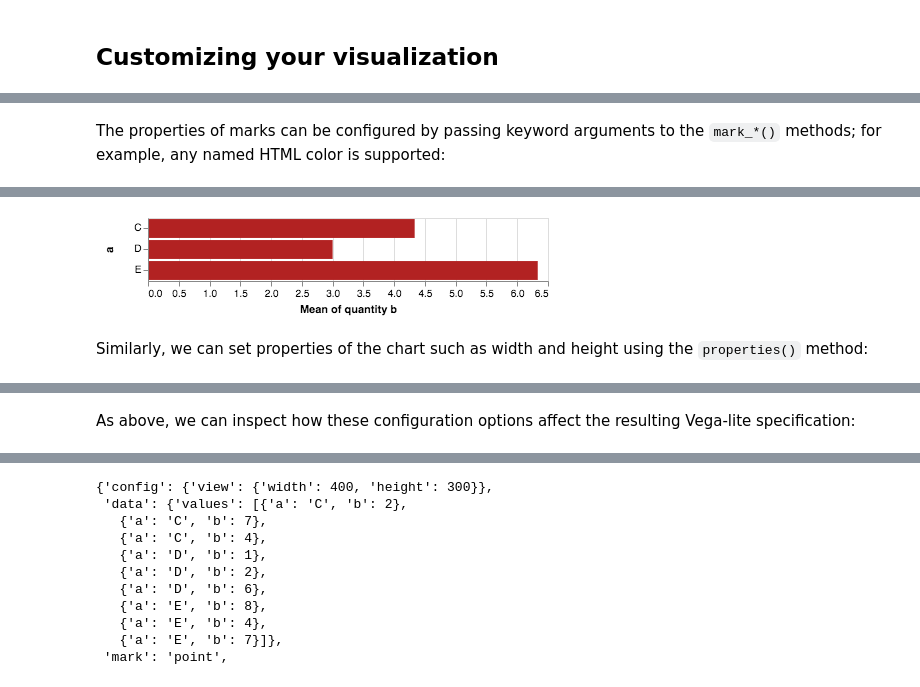
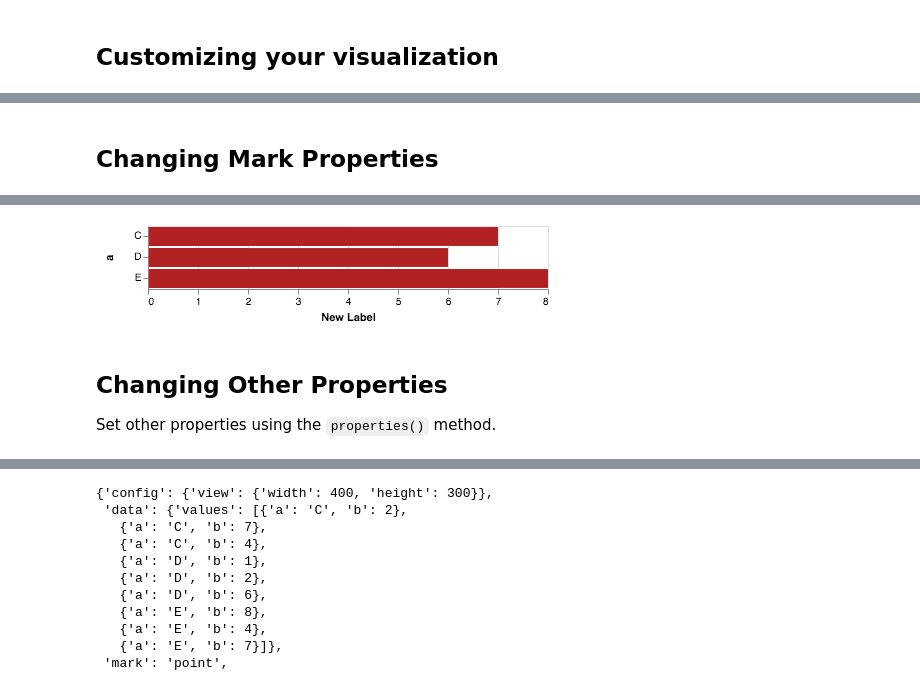
Before and after one commit to WSU-DataScience/ICOTS10_Data_Visualization, a Jupyter notebook: notebooks/002-Tutorial.ipynb, the cells around one changed output, grey strips where cells are left out. Saved outputs shown, nothing was run; the diff lists cells and outputs as text; code cells hidden in the pictures.

```diff
--- a/notebooks/002-Tutorial.ipynb
+++ b/notebooks/002-Tutorial.ipynb
@@ -272,15 +269,17 @@ alt.Chart(data).mark_bar().encode(
-# %% [markdown]
-The properties of marks can be configured by passing keyword arguments to the `mark_*()` methods; for example, any named HTML color is supported:
+# %% [markdown]
+## Changing Mark Properties
 # %%
 alt.Chart(data).mark_bar(color='firebrick').encode(
     y='a',
-    x=alt.X('mean(b)', axis=alt.Axis(title='Mean of quantity b'))
+    x=alt.X('b', axis=alt.Axis(title='New Label'))
 )
 # %% [output]
 [interactive output not drawn]
-[figure, old version]
+[figure, new version]
-# %% [markdown]
-Similarly, we can set properties of the chart such as width and height using the ``properties()`` method:
+# %% [markdown]
+## Changing Other Properties
+
+Set other properties using the ``properties()`` method.
 # %%
 chart = alt.Chart(data).mark_bar().encode(
     y='a',
@@ -294,5 +293,3 @@ chart
 # %% [output]
 [interactive output not drawn]
 [figure]
-# %% [markdown]
-As above, we can inspect how these configuration options affect the resulting Vega-lite specification:
```
Also changed, not shown: parts of 26 cells of this notebook, 31 other files.
